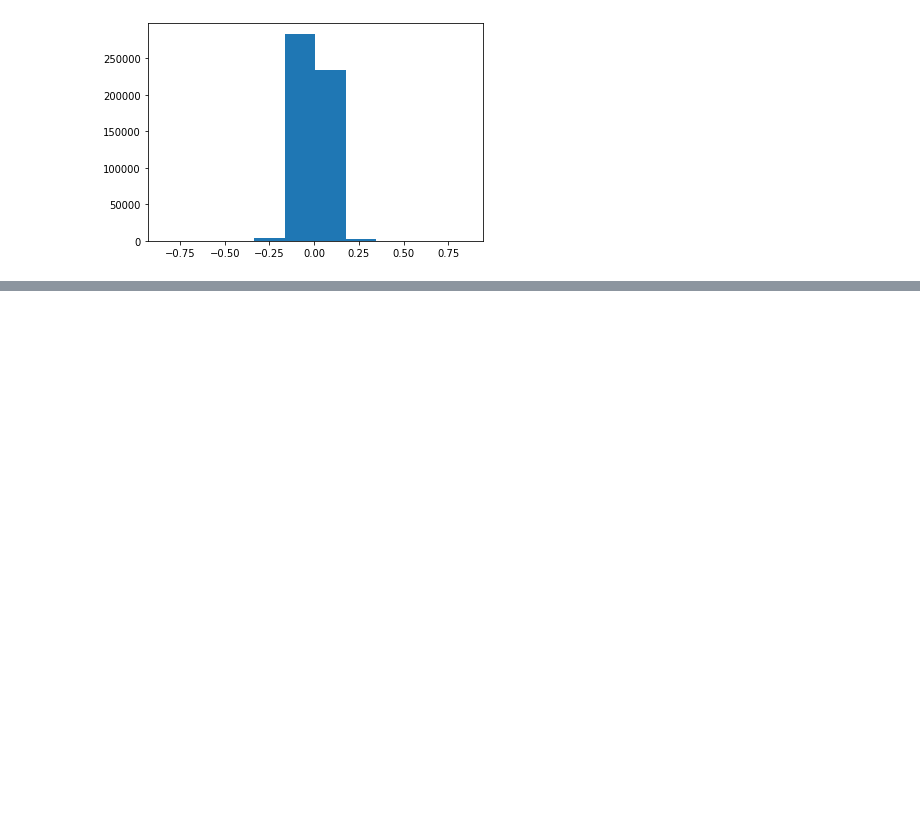
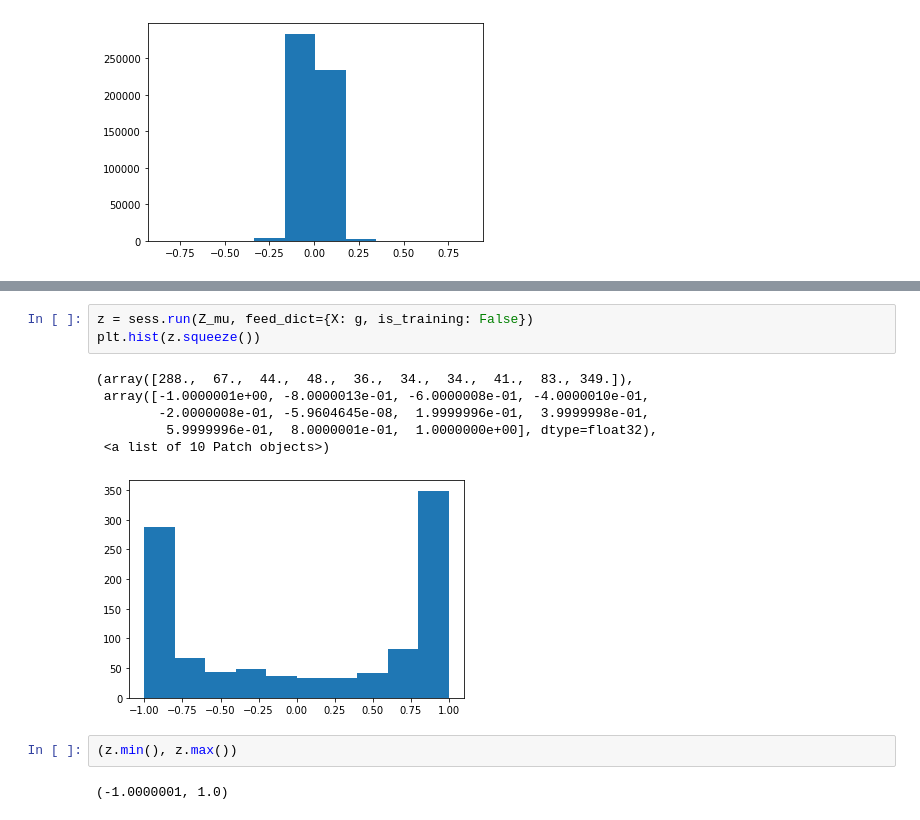
Before and after one commit to SourCherries/VAE-GAN-CelebA, a Jupyter notebook: explore_1.ipynb, the cells around one changed output, grey strips where cells are left out. Saved outputs shown, nothing was run; the diff lists cells and outputs as text; blank space fills up the shorter version.

```diff
--- a/explore_1.ipynb
+++ b/explore_1.ipynb
@@ -514,0 +544,14 @@ plt.hist(c)
+# %%
+z = sess.run(Z_mu, feed_dict={X: g, is_training: False})
+plt.hist(z.squeeze())
+# %% [output]
+(array([288.,  67.,  44.,  48.,  36.,  34.,  34.,  41.,  83., 349.]),
+ array([-1.0000001e+00, -8.0000013e-01, -6.0000008e-01, -4.0000010e-01,
+        -2.0000008e-01, -5.9604645e-08,  1.9999996e-01,  3.9999998e-01,
+         5.9999996e-01,  8.0000001e-01,  1.0000000e+00], dtype=float32),
+ <a list of 10 Patch objects>)
+[figure, added]
+# %%
+(z.min(), z.max())
+# %% [output]
+(-1.0000001, 1.0)
```
Also changed, not shown: parts of 8 cells of this notebook.
